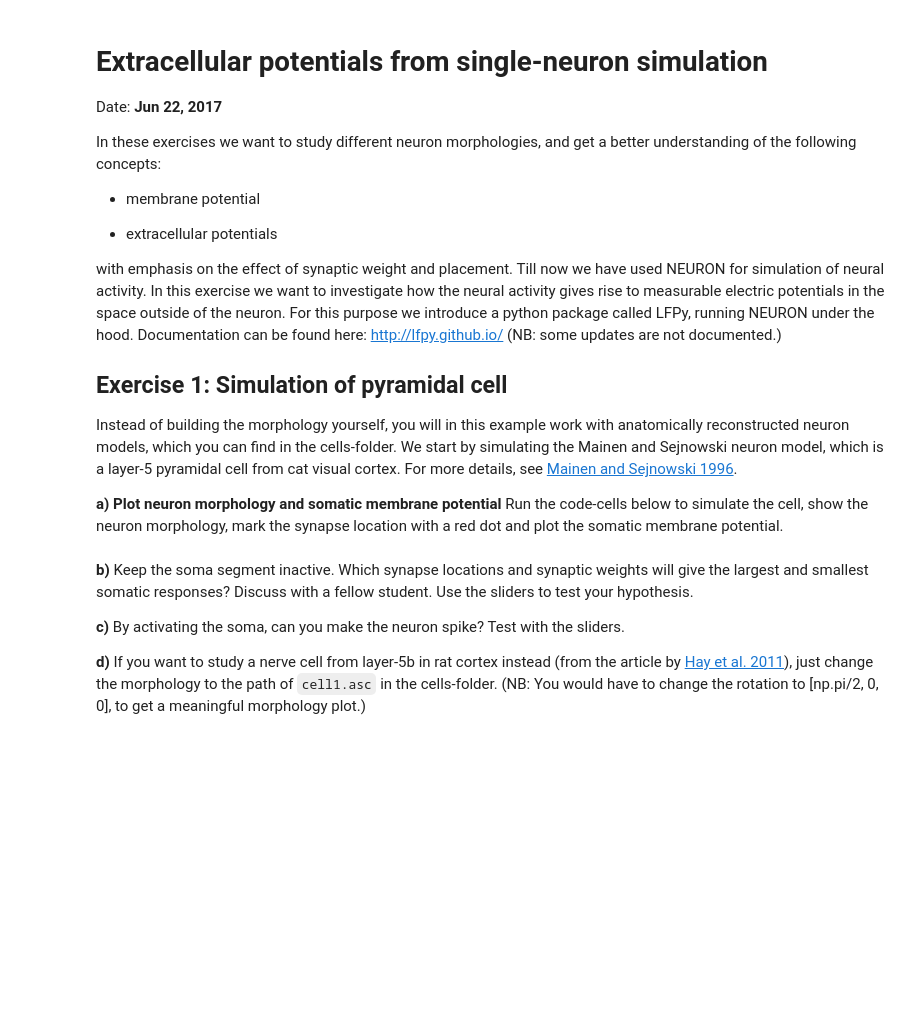
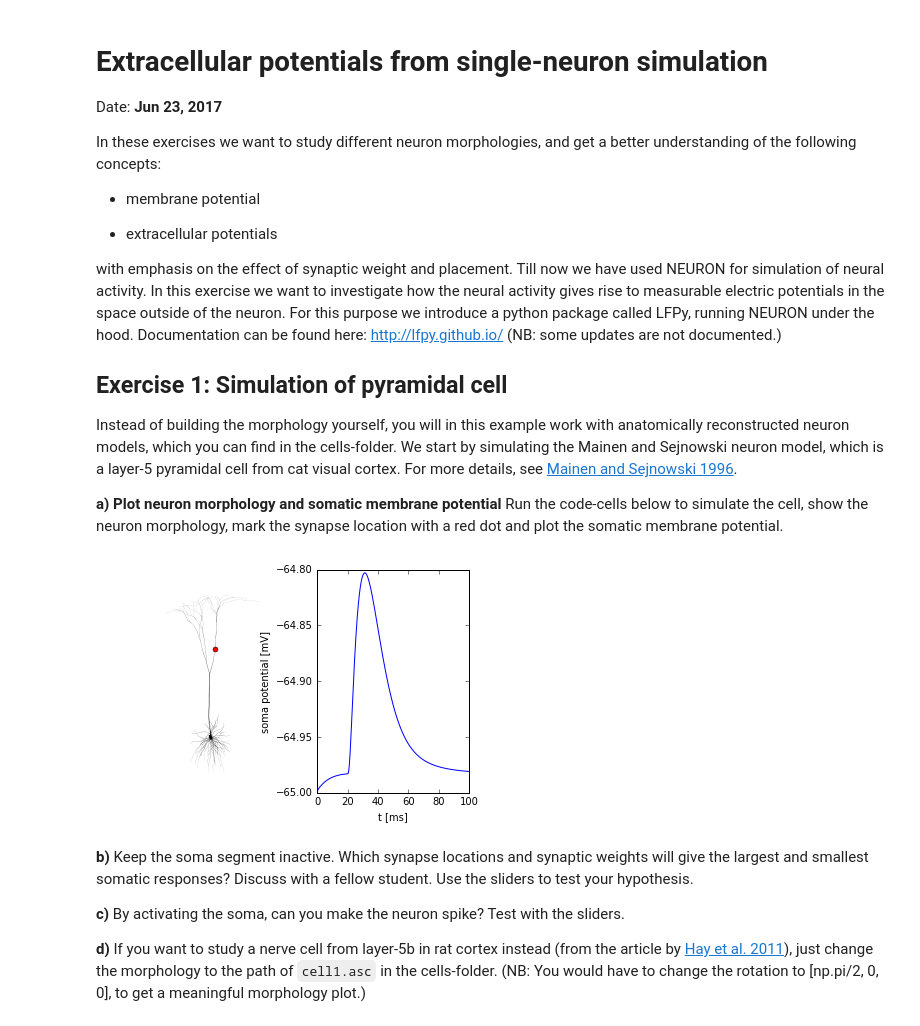
Before and after one commit to ofenerci/SUURPh-summer-school, a Jupyter notebook: L15-17/LFPy_exercise1.ipynb, the cells around one changed output. Saved outputs shown, nothing was run; the diff lists cells and outputs as text; code cells hidden in the pictures; blank space fills up the shorter version.

```diff
--- a/L15-17/LFPy_exercise1.ipynb
+++ b/L15-17/LFPy_exercise1.ipynb
@@ -2,7 +2,7 @@
 <!-- dom:TITLE: Extracellular potentials from single-neuron simulation -->
 # Extracellular potentials from single-neuron simulation
 
-Date: **Jun 22, 2017**
+Date: **Jun 23, 2017**
 
 <!-- TOC: on -->
 
@@ -55,7 +55,7 @@ def simulate_n_plot_cell_with_synapse(morphology,
                                synapse_xpos,
                                synapse_zpos,
                                syn_weight,
-                               spike_times,
+                               stimulation_time,
                                active_soma,
                                rot):
     cell_parameters = {
@@ -88,7 +88,7 @@ def simulate_n_plot_cell_with_synapse(morphology,
 
     # Create synapse and set time of synaptic input
     synapse = LFPy.Synapse(cell, **synapse_parameters)
-    synapse.set_spike_times(np.array([spike_times]))
+    synapse.set_spike_times(np.array([stimulation_time]))
 
     # simulate cell
     cell.simulate(rec_imem=True, rec_vmem=True)
@@ -116,16 +116,18 @@ def simulate_n_plot_cell_with_synapse(morphology,
 # %%
 morphology = './cells/j4a.hoc'
 #morphology = './cells/cell1.asc'
 rotation = [4.99, -4.33, 3.14]
 #rotation = [np.pi/2, 0,0]
 slider = widgets.interact(simulate_n_plot_cell_with_synapse, morphology=fixed(morphology),
                           synapse_xpos=widgets.IntSlider(min=-200.,max=200.,step=10.,value=600.),
                           synapse_zpos=widgets.IntSlider(min=-200.,max=1400.,step=10.,value=600.),
                           syn_weight=widgets.FloatSlider(min=0.,max=.1,step=.0001,value=0.001),
                           active_soma=False,
-                          spike_times = widgets.IntSlider(min=0.,max=80.,step=10.,value=20.),
+                          stimulation_time = widgets.IntSlider(min=0.,max=80.,step=10.,value=20.),
                           rot = fixed(rotation)
                           )
+# %% [output]
+[figure, added]
 # %% [markdown]
 **b)**
 Keep the soma segment inactive. Which synapse locations and synaptic weights
```
Also changed, not shown: 2 other files.
